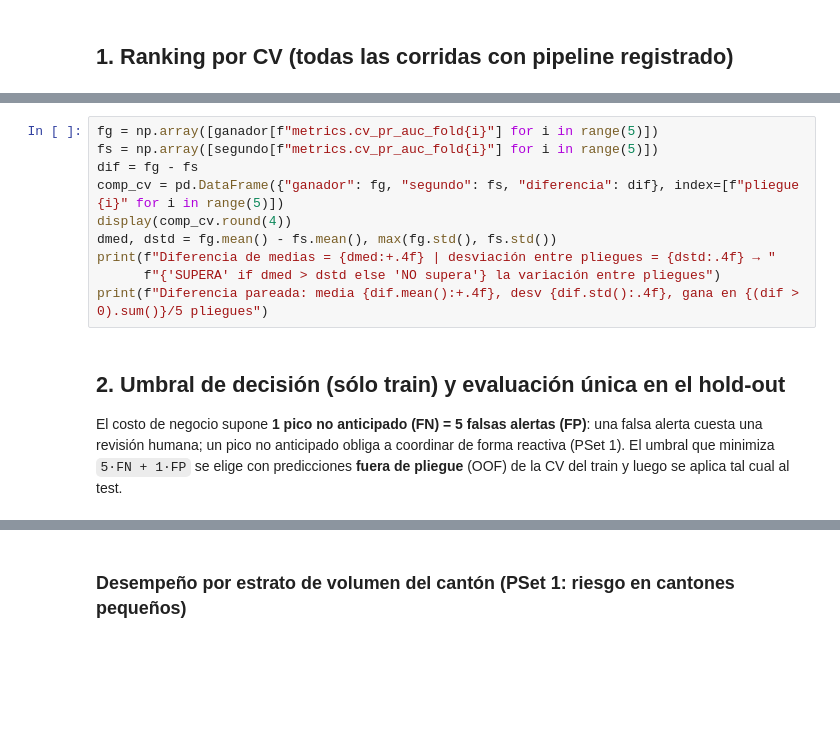
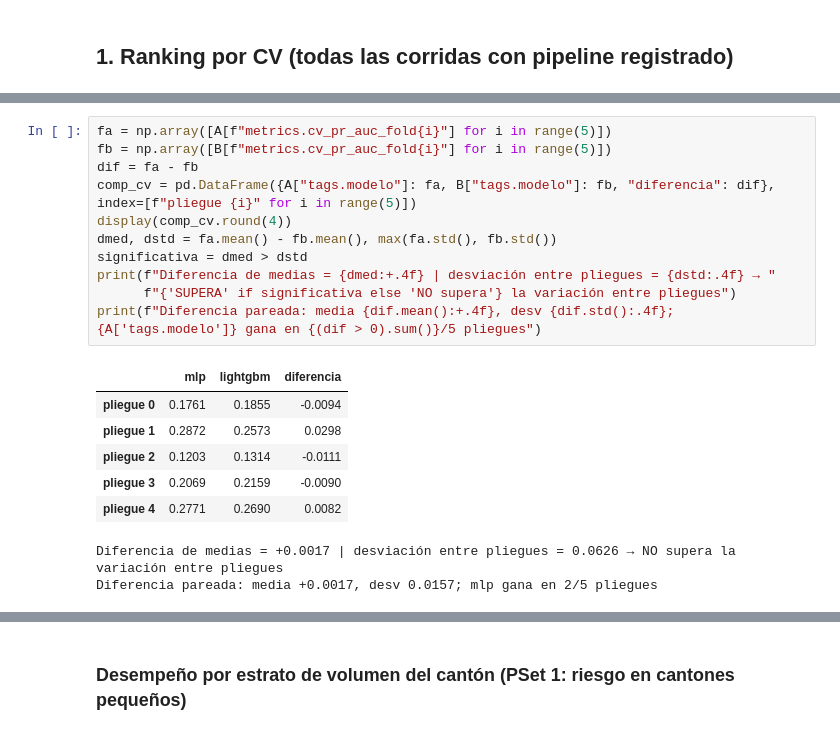
Before and after one commit to FelipeRodriguez04/pset_3, a Jupyter notebook: notebooks/05_seleccion.ipynb, the cells around one changed output, grey strips where cells are left out. Cells and saved outputs as stored; diff of their text form; blank space fills up the shorter version.

```diff
--- a/notebooks/05_seleccion.ipynb
+++ b/notebooks/05_seleccion.ipynb
@@ -59,16 +80,20 @@ print(f"Segundo: {segundo['tags.modelo']} ({segundo.version}) run={segundo.run_i
 # %%
-fg = np.array([ganador[f"metrics.cv_pr_auc_fold{i}"] for i in range(5)])
-fs = np.array([segundo[f"metrics.cv_pr_auc_fold{i}"] for i in range(5)])
-dif = fg - fs
-comp_cv = pd.DataFrame({"ganador": fg, "segundo": fs, "diferencia": dif}, index=[f"pliegue {i}" for i in range(5)])
+fa = np.array([A[f"metrics.cv_pr_auc_fold{i}"] for i in range(5)])
+fb = np.array([B[f"metrics.cv_pr_auc_fold{i}"] for i in range(5)])
+dif = fa - fb
+comp_cv = pd.DataFrame({A["tags.modelo"]: fa, B["tags.modelo"]: fb, "diferencia": dif}, index=[f"pliegue {i}" for i in range(5)])
 display(comp_cv.round(4))
-dmed, dstd = fg.mean() - fs.mean(), max(fg.std(), fs.std())
+dmed, dstd = fa.mean() - fb.mean(), max(fa.std(), fb.std())
+significativa = dmed > dstd
 print(f"Diferencia de medias = {dmed:+.4f} | desviación entre pliegues = {dstd:.4f} → "
-      f"{'SUPERA' if dmed > dstd else 'NO supera'} la variación entre pliegues")
-print(f"Diferencia pareada: media {dif.mean():+.4f}, desv {dif.std():.4f}, gana en {(dif > 0).sum()}/5 pliegues")
+      f"{'SUPERA' if significativa else 'NO supera'} la variación entre pliegues")
+print(f"Diferencia pareada: media {dif.mean():+.4f}, desv {dif.std():.4f}; {A['tags.modelo']} gana en {(dif > 0).sum()}/5 pliegues")
+# %% [output]
+|  | mlp | lightgbm | diferencia |
+| pliegue 0 | 0.1761 | 0.1855 | -0.0094 |
+| pliegue 1 | 0.2872 | 0.2573 | 0.0298 |
+| pliegue 2 | 0.1203 | 0.1314 | -0.0111 |
+| pliegue 3 | 0.2069 | 0.2159 | -0.0090 |
+| pliegue 4 | 0.2771 | 0.2690 | 0.0082 |
+Diferencia de medias = +0.0017 | desviación entre pliegues = 0.0626 → NO supera la variación entre pliegues
+Diferencia pareada: media +0.0017, desv 0.0157; mlp gana en 2/5 pliegues
-# %% [markdown]
-## 2. Umbral de decisión (sólo train) y evaluación única en el hold-out
-
-El costo de negocio supone **1 pico no anticipado (FN) = 5 falsas alertas (FP)**: una falsa alerta cuesta una
-revisión humana; un pico no anticipado obliga a coordinar de forma reactiva (PSet 1). El umbral que minimiza
-`5·FN + 1·FP` se elige con predicciones **fuera de pliegue** (OOF) de la CV del train y luego se aplica tal cual al test.
```
Also changed, not shown: parts of 12 cells of this notebook, 16 other files.
